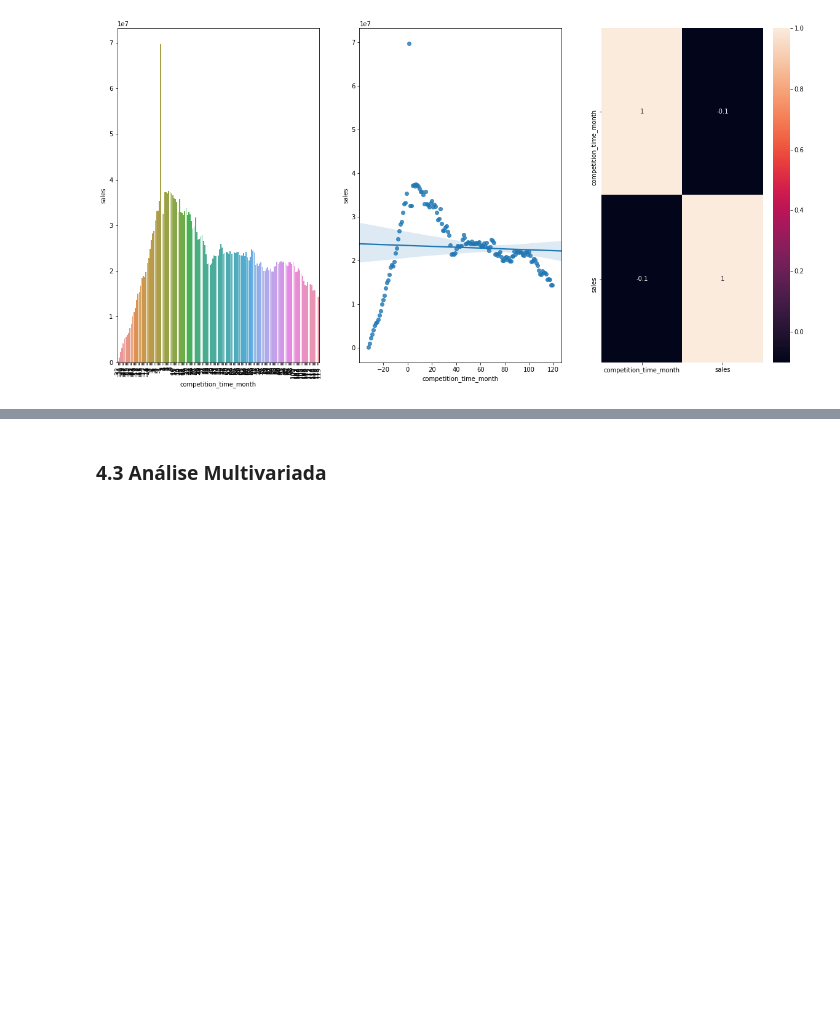
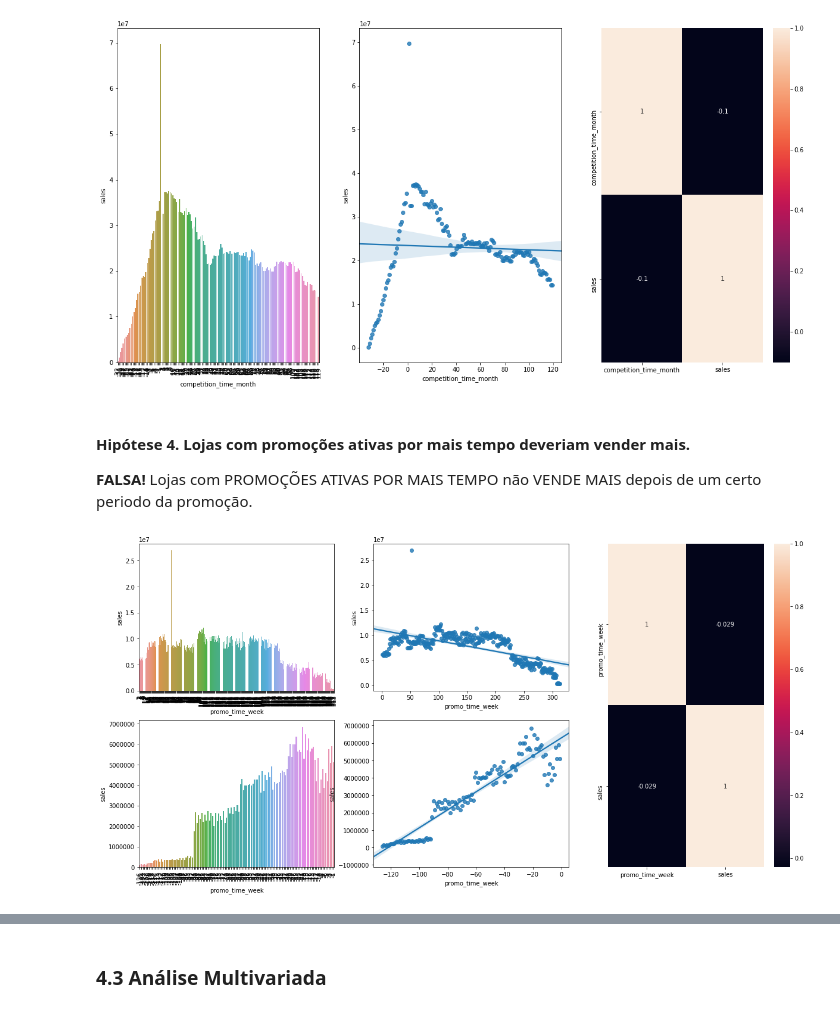
Before and after one commit to Samuel-Lima-DS/rossmann_sales, a Jupyter notebook: m04_v1_store_sales_prediction.ipynb, the cells around one changed output, grey strips where cells are left out. Saved outputs shown, nothing was run; the diff lists cells and outputs as text; code cells hidden in the pictures; blank space fills up the shorter version.

```diff
--- a/m04_v1_store_sales_prediction.ipynb
+++ b/m04_v1_store_sales_prediction.ipynb
@@ -499,3 +499,35 @@ plt.subplot( 1, 3, 3 )
 sns.heatmap( df_aux1.corr( method='pearson'), annot=True );
 # %% [output]
 [figure]
+# %% [markdown]
+#### Hipótese 4. Lojas com promoções ativas por mais tempo deveriam vender mais.
+
+**FALSA!** Lojas com PROMOÇÕES ATIVAS POR MAIS TEMPO não VENDE MAIS depois de um certo periodo da promoção.
+# %%
+aux1 = df4[['promo_time_week', 'sales']].groupby('promo_time_week').sum().reset_index()
+
+
+grid = plt.GridSpec( 2, 3 )
+
+plt.figure(figsize=(20, 10))
+
+plt.subplot(grid[0,0])
+aux2 = aux1[aux1['promo_time_week'] > 0]  # promo extendido
+sns.barplot(x='promo_time_week', y= 'sales', data = aux2);
+plt.xticks(rotation =90);
+
+plt.subplot(grid[0,1])
+sns.regplot(x='promo_time_week', y= 'sales', data = aux2);
+
+plt.subplot(grid[1,0])
+aux3 = aux1[aux1['promo_time_week'] < 0]  # promo normal
+sns.barplot(x='promo_time_week', y= 'sales', data = aux3);
+plt.xticks(rotation =90);
+
+plt.subplot(grid[1,1])
+sns.regplot(x='promo_time_week', y= 'sales', data = aux3);
+
+plt.subplot(grid[:,2])
+sns.heatmap( aux1.corr( method='pearson'), annot=True );
+# %% [output]
+[figure, added]
```
Also changed, not shown: parts of 6 cells of this notebook.
